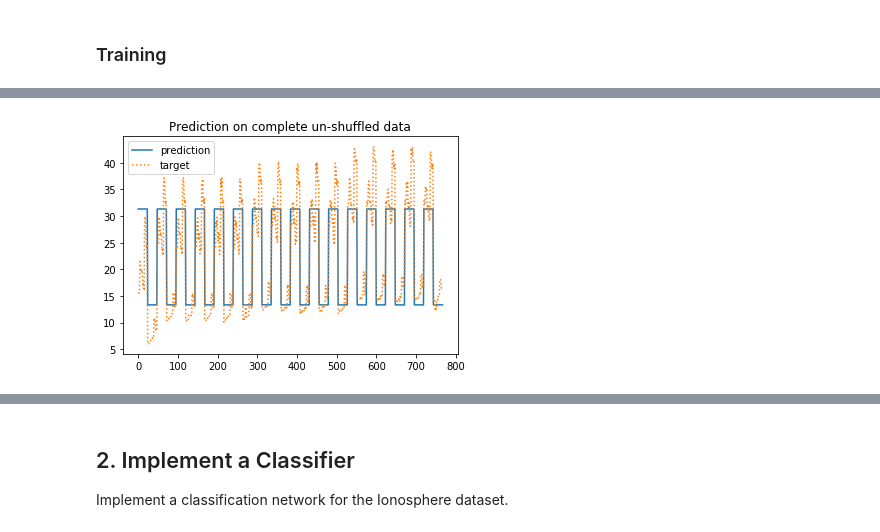
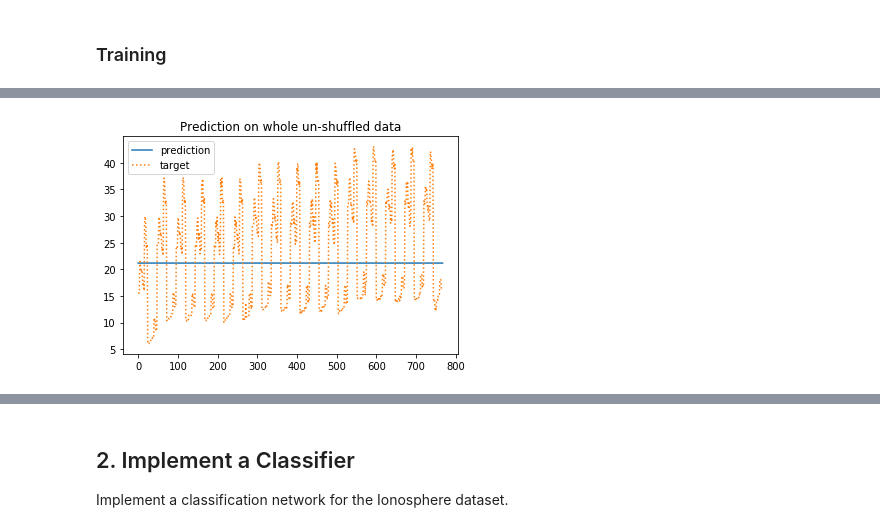
Before and after one commit to bugerry87/fcnn_scratch, a Jupyter notebook: NeuralNetwork.ipynb, the cells around one changed output, grey strips where cells are left out. Saved outputs shown, nothing was run; the diff lists cells and outputs as text; code cells hidden in the pictures.

```diff
--- a/NeuralNetwork.ipynb
+++ b/NeuralNetwork.ipynb
@@ -203,6 +216,10 @@ RMS.d [ 0.  -0.2  0.   1.   0. ]
 ## Load and prepare Energy Efficiency Data
 # %%
 import numpy as np
+
+#fix the random seed for the reproducibility.
+#another hyper-param
+np.random.seed(15)
 
 def unpack_EE_data():
     raw = np.genfromtxt('EnergyEfficiency_data.csv', skip_header=1, delimiter=',')
@@ -223,20 +240,16 @@ def unpack_EE_data():
     data[:,15:] = raw[:,8:]    #heat, cold
     return data, N
 
-#fix the random seed for the reproducibility.
-#another hyper-param
-np.random.seed(15)
-
 def gen_EE_data(data, epochs, batch_size, with_trails=False):
     step = 0
     N = data.shape[0]
     X = np.zeros((batch_size, 15))
-    T = np.zeros((batch_size, 2))
+    T = np.zeros((batch_size, 1))
     for e in range(epochs):
         for n in range(N):
             i = int(step % batch_size)
             X[i] = data[n,:15]
-            T[i] = data[n,-2:]
+            T[i] = data[n,-2]
             step += 1
             is_trail = not with_trails and n+batch_size >= N
             if not step % batch_size:
@@ -304,35 +317,34 @@ def init_network(epochs, batch_size):
         lambda: gen_EE_data(train, epochs, batch_size),
         lambda: gen_EE_data(val, 1, 1),
         SOS,
-        RMS
+        SOS
     )
 
-    nn.In = FcLayer(init_params(15, 20, scale=2),
+    nn.In = FcLayer(init_params(15, 20, scale=1),
                   Sigmoid,
                   nn.gen_input,
                   None,
-                  clipping=True
+                  clipping=1
                  )
 
     nn.Fc1 = FcLayer(init_params(20, 10, scale=2),
                   Sigmoid,
                   nn.In.poll_forward,
                   nn.In.push_backward,
-                  clipping=True
+                  clipping=1
                  )
 
     nn.Fc2 = FcLayer(init_params(10, 10, scale=2),
                   Sigmoid,
                   nn.Fc1.poll_forward,
                   nn.Fc1.push_backward,
-                  clipping=True
+                  clipping=1
                  )
 
-    nn.Out = FcLayer(init_params(10, 2, scale=1),
+    nn.Out = FcLayer(init_params(10, 1, scale=1),
                   Linear,
                   nn.Fc2.poll_forward,
-                  nn.Fc2.push_backward,
-                  clipping=True
+                  nn.Fc2.push_backward
                  )
 
     # let's map the model to a dictionery for easy access
@@ -371,7 +383,7 @@ def copy(nn, model):
     '''
     for k,v in model.items():
         layer = getattr(nn, k)
-        model[k] = (layer.w.copy(), layer.b.copy())
+        model[k] = (layer.w.copy(), 0 if layer.b is 0 else layer.b.copy())
     pass
 
 def save(model, name):
@@ -398,7 +410,7 @@ load(nn, "test.pkl")
 # %%
 import numpy as np
 #Setup some hyper-parameters
-epochs = 1000
+epochs = 300
 batch_size = 10
 lr = 1e-5
 lr_dec = 1e-5
@@ -451,21 +463,21 @@ Best Epoch: 1000 with a Loss of: 3.201207762702525
 # %%
 load(nn, "checkpoint.pkl")
 copy(nn, nn.model)
 
 nn.val_set = lambda: gen_EE_data(data, 1, 1)
 target = []
 pred = []
 for Zv in nn.val(nn.Out):
     target.append(nn.T[0][0])
     pred.append(nn.Out.y[0][0])
 
 plt.plot(range(N), pred, label='prediction')
 plt.plot(range(N), target, label='target', linestyle=':')
-plt.title("Prediction on complete un-shuffled data")
+plt.title("Prediction on whole un-shuffled data")
 plt.legend()
 plt.show()
 # %% [output]
-[figure, old version]
+[figure, new version]
 # %%
 invar = np.var(nn.In.w, axis=1)
 y_pos = np.arange(invar.size)
```
Also changed, not shown: parts of 7 cells of this notebook.
